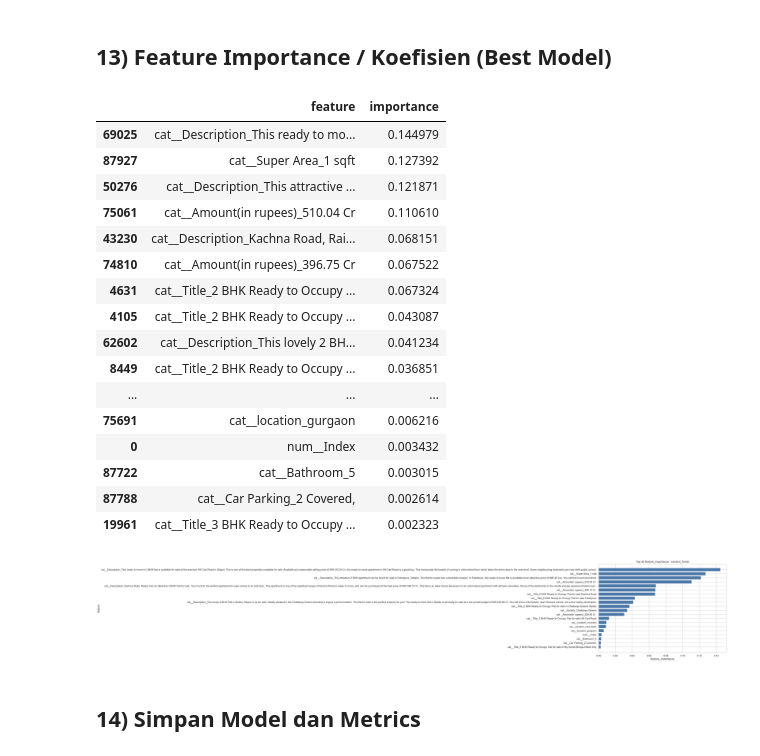
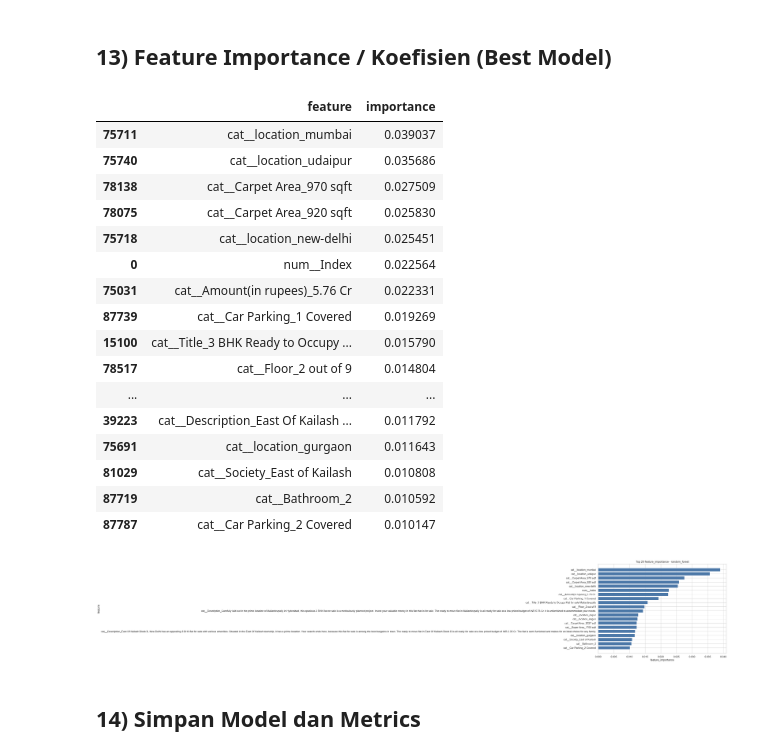
Before and after one commit to RamaAlqdri/House-Price-Prediction-Regression, a Jupyter notebook: house-price-ml/notebooks/house_price_e2e_review.ipynb, the cells around one changed output. Saved outputs shown, nothing was run; the diff lists cells and outputs as text; code cells hidden in the pictures.

```diff
--- a/house-price-ml/notebooks/house_price_e2e_review.ipynb
+++ b/house-price-ml/notebooks/house_price_e2e_review.ipynb
@@ -290,15 +292,27 @@ Categorical features         : 17
 # %% [markdown]
 ## 8) Training Model Kandidat
 # %%
+rf = RandomForestRegressor(
+    n_estimators=250,
+    random_state=RANDOM_STATE,
+    n_jobs=-1,
+    min_samples_leaf=5,
+    max_features="sqrt",
+)
+
 candidates = {
+    "dummy_median": DummyRegressor(strategy="median"),
     "linear_regression": LinearRegression(),
-    "random_forest": RandomForestRegressor(
-        n_estimators=300,
-        random_state=RANDOM_STATE,
-        n_jobs=-1,
+    "random_forest": rf,
+    "random_forest_log_target": TransformedTargetRegressor(
+        regressor=clone(rf),
+        func=np.log1p,
+        inverse_func=np.expm1,
+        check_inverse=False,
     ),
     "gradient_boosting": GradientBoostingRegressor(
         random_state=RANDOM_STATE,
+        subsample=0.8,
     ),
 }
 
@@ -316,6 +330,6 @@ for model_name, model in candidates.items():
     test_predictions[model_name] = pipe.predict(X_test)
 
     print(
-        f"{model_name:<20} | test_rmse={metrics['test']['rmse']:.4f} | test_mae={metrics['test']['mae']:.4f} | test_r2={metrics['test']['r2']:.4f}"
+        f"{model_name:<24} | test_rmse={metrics['test']['rmse']:.4f} | test_mae={metrics['test']['mae']:.4f} | test_r2={metrics['test']['r2']:.4f}"
     )
 # %% [output]
@@ -455,56 +477,68 @@ else:
 # %%
 fitted_preprocess = best_pipeline.named_steps["preprocess"]
 final_model = best_pipeline.named_steps["model"]
-feature_names = list(fitted_preprocess.get_feature_names_out())
+
+if hasattr(fitted_preprocess, "named_steps") and "columns" in fitted_preprocess.named_steps:
+    feature_extractor = fitted_preprocess.named_steps["columns"]
+else:
+    feature_extractor = fitted_preprocess
+
+feature_names = list(feature_extractor.get_feature_names_out())
 
 importance_kind = None
 if hasattr(final_model, "feature_importances_"):
     importance_values = np.asarray(final_model.feature_importances_).ravel()
     importance_kind = "feature_importance"
 elif hasattr(final_model, "coef_"):
     importance_values = np.abs(np.asarray(final_model.coef_).ravel())
+    importance_kind = "abs_coefficient"
+elif hasattr(final_model, "regressor_") and hasattr(final_model.regressor_, "feature_importances_"):
+    importance_values = np.asarray(final_model.regressor_.feature_importances_).ravel()
+    importance_kind = "feature_importance"
+elif hasattr(final_model, "regressor_") and hasattr(final_model.regressor_, "coef_"):
+    importance_values = np.abs(np.asarray(final_model.regressor_.coef_).ravel())
     importance_kind = "abs_coefficient"
 else:
     importance_values = None
 
 if importance_values is None:
     print("Model tidak menyediakan feature importance/coef.")
 else:
     size = min(len(feature_names), len(importance_values))
     importance_df = pd.DataFrame({
         "feature": feature_names[:size],
         "importance": importance_values[:size],
     }).sort_values("importance", ascending=False)
 
     display(importance_df.head(20))
 
     top_imp = importance_df.head(20).sort_values("importance", ascending=True)
     plt.figure(figsize=(10, 7))
     plt.barh(top_imp["feature"], top_imp["importance"], color="#4C78A8")
     plt.title(f"Top 20 {importance_kind} - {best_model_name}")
     plt.xlabel(importance_kind)
     plt.ylabel("feature")
     plt.tight_layout()
     plt.show()
 # %% [output]
 |  | feature | importance |
-| 69025 | cat__Description_This ready to mo... | 0.144979 |
-| 87927 | cat__Super Area_1 sqft | 0.127392 |
-| 50276 | cat__Description_This attractive ... | 0.121871 |
-| 75061 | cat__Amount(in rupees)_510.04 Cr | 0.110610 |
-| 43230 | cat__Description_Kachna Road, Rai... | 0.068151 |
-| 74810 | cat__Amount(in rupees)_396.75 Cr | 0.067522 |
-| 4631 | cat__Title_2 BHK Ready to Occupy ... | 0.067324 |
-| 4105 | cat__Title_2 BHK Ready to Occupy ... | 0.043087 |
-| 62602 | cat__Description_This lovely 2 BH... | 0.041234 |
-| 8449 | cat__Title_2 BHK Ready to Occupy ... | 0.036851 |
+| 75711 | cat__location_mumbai | 0.039037 |
+| 75740 | cat__location_udaipur | 0.035686 |
+| 78138 | cat__Carpet Area_970 sqft | 0.027509 |
+| 78075 | cat__Carpet Area_920 sqft | 0.025830 |
+| 75718 | cat__location_new-delhi | 0.025451 |
+| 0 | num__Index | 0.022564 |
+| 75031 | cat__Amount(in rupees)_5.76 Cr | 0.022331 |
+| 87739 | cat__Car Parking_1 Covered | 0.019269 |
+| 15100 | cat__Title_3 BHK Ready to Occupy ... | 0.015790 |
+| 78517 | cat__Floor_2 out of 9 | 0.014804 |
 | ... | ... | ... |
-| 75691 | cat__location_gurgaon | 0.006216 |
-| 0 | num__Index | 0.003432 |
-| 87722 | cat__Bathroom_5 | 0.003015 |
-| 87788 | cat__Car Parking_2 Covered, | 0.002614 |
-| 19961 | cat__Title_3 BHK Ready to Occupy ... | 0.002323 |
+| 39223 | cat__Description_East Of Kailash ... | 0.011792 |
+| 75691 | cat__location_gurgaon | 0.011643 |
+| 81029 | cat__Society_East of Kailash | 0.010808 |
+| 87719 | cat__Bathroom_2 | 0.010592 |
+| 87787 | cat__Car Parking_2 Covered | 0.010147 |
-[figure, old version]
+[figure, new version]
 # %% [markdown]
 ## 14) Simpan Model dan Metrics
 # %%
```
Also changed, not shown: parts of 7 cells of this notebook, 4 other files.
